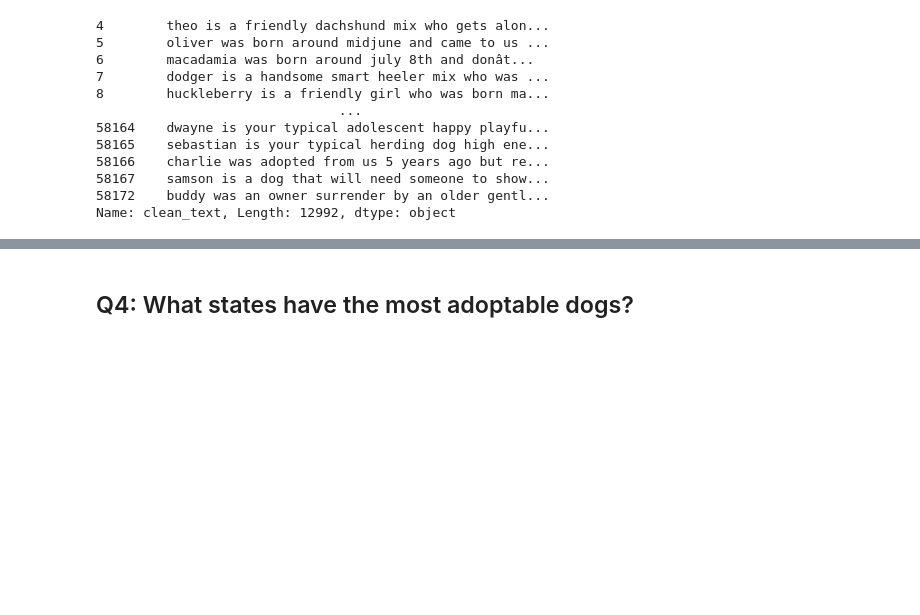
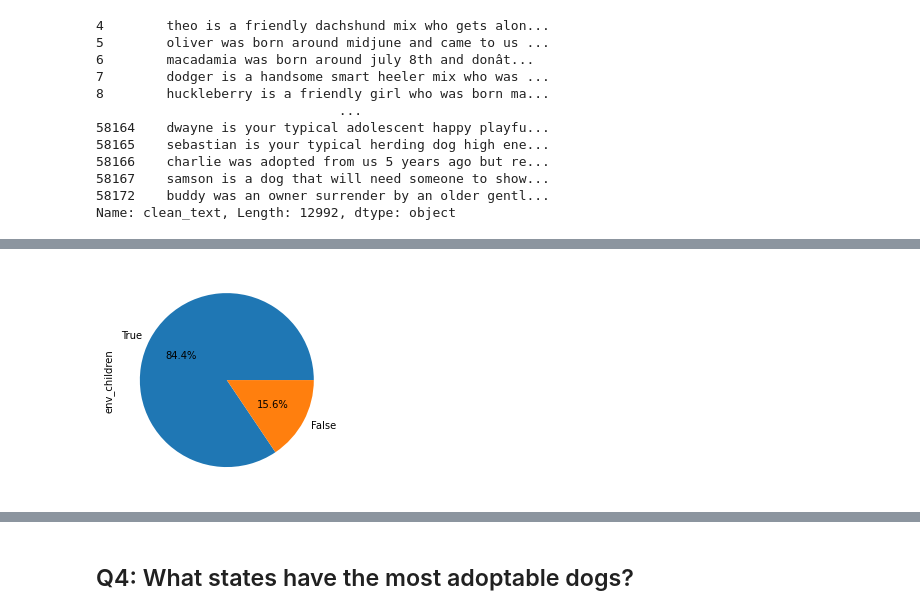
Before and after one commit to isabelizimm/petfinder-analysis, a Jupyter notebook: petfinder_analysis.ipynb, the cells around one changed output, grey strips where cells are left out. Cells and saved outputs as stored; diff of their text form; code cells hidden in the pictures; blank space fills up the shorter version.

```diff
--- a/petfinder_analysis.ipynb
+++ b/petfinder_analysis.ipynb
@@ -171,0 +224,5 @@ Why might it seem this way? Well, we don't know for sure. This might just be the
+# %%
+pb["env_children"].value_counts().plot(kind='pie', autopct='%1.1f%%')
+plt.show()
+# %% [output]
+[figure, added]
```
Also changed, not shown: parts of 24 cells of this notebook, 1 other file.
